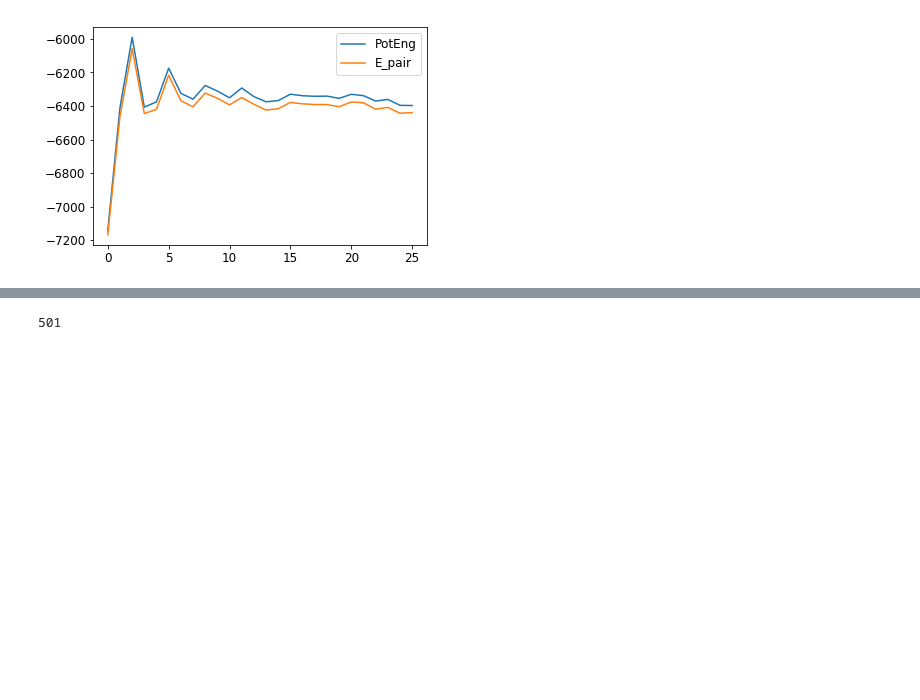
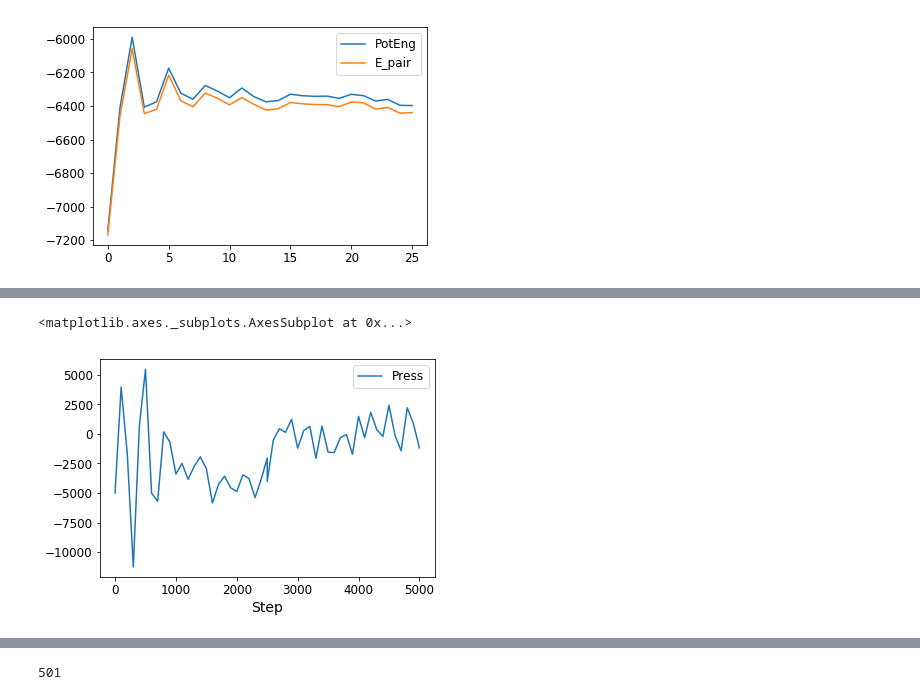
Before and after one commit to jotelha/jlhphd, a Jupyter notebook: postprocessing.ipynb, the cells around one changed output, grey strips where cells are left out. Drawn from its saved outputs; the diff is of its cells as text; code cells hidden in the pictures; blank space fills up the shorter version.

```diff
--- a/postprocessing.ipynb
+++ b/postprocessing.ipynb
@@ -251,0 +297,5 @@ nvtEquilibration_thermo_pd[["PotEng","E_pair"]].plot()
+# %%
+equilibration_pd[["Press"]].plot()
+# %% [output]
+<matplotlib.axes._subplots.AxesSubplot at 0x...>
+[figure, added]
```
Also changed, not shown: parts of 15 cells of this notebook, 9 other files.
